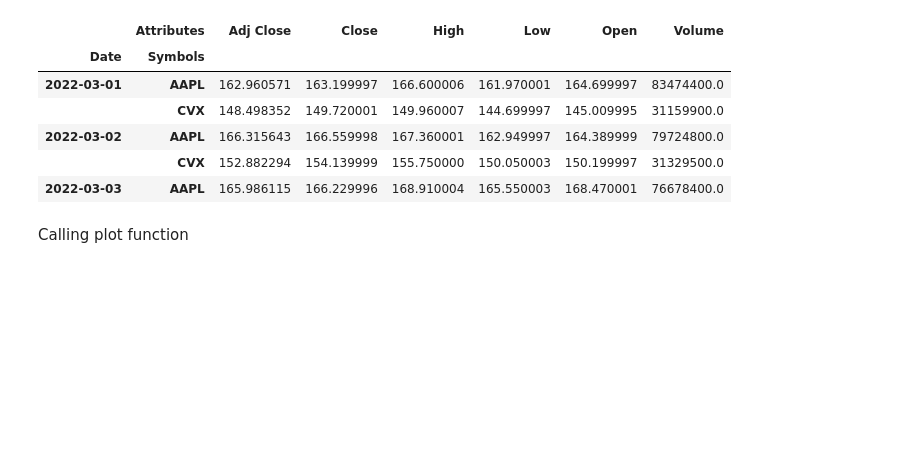
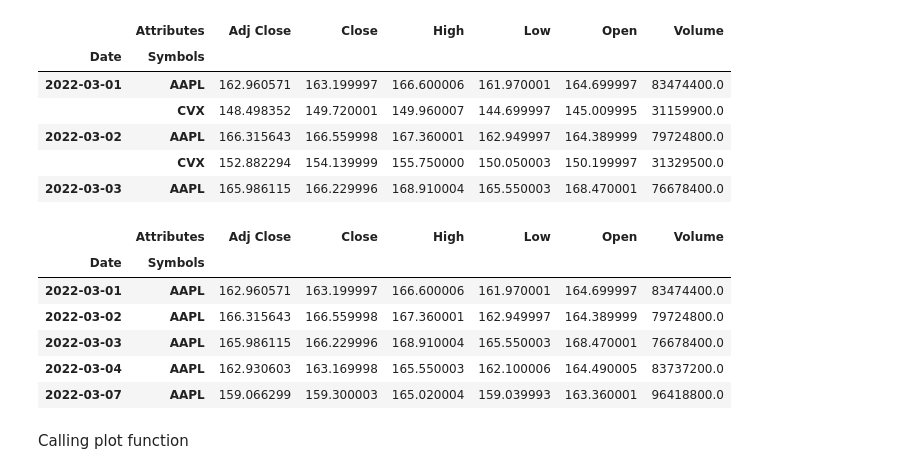
Before and after one commit to BeyeA/Stock-Market-Data-Science, a Jupyter notebook: Stock Analysis Plot.ipynb, the cells around one changed output. Drawn from its saved outputs; the diff is of its cells as text; code cells hidden in the pictures; blank space fills up the shorter version.

```diff
--- a/Stock Analysis Plot.ipynb
+++ b/Stock Analysis Plot.ipynb
@@ -76,6 +76,17 @@ data_pack.head()
 | 2022-03-02 | AAPL | 166.315643 | 166.559998 | 167.360001 | 162.949997 | 164.389999 | 79724800.0 |
 |  | CVX | 152.882294 | 154.139999 | 155.750000 | 150.050003 | 150.199997 | 31329500.0 |
 | 2022-03-03 | AAPL | 165.986115 | 166.229996 | 168.910004 | 165.550003 | 168.470001 | 76678400.0 |
+# %%
+data_pack_apple = data_pack[data_pack.index.get_level_values('Symbols') == "AAPL"]
+data_pack_apple.head()
+# %% [output]
+|  | Attributes | Adj Close | Close | High | Low | Open | Volume |
+| Date | Symbols |  |  |  |  |  |  |
+| 2022-03-01 | AAPL | 162.960571 | 163.199997 | 166.600006 | 161.970001 | 164.699997 | 83474400.0 |
+| 2022-03-02 | AAPL | 166.315643 | 166.559998 | 167.360001 | 162.949997 | 164.389999 | 79724800.0 |
+| 2022-03-03 | AAPL | 165.986115 | 166.229996 | 168.910004 | 165.550003 | 168.470001 | 76678400.0 |
+| 2022-03-04 | AAPL | 162.930603 | 163.169998 | 165.550003 | 162.100006 | 164.490005 | 83737200.0 |
+| 2022-03-07 | AAPL | 159.066299 | 159.300003 | 165.020004 | 159.039993 | 163.360001 | 96418800.0 |
 # %% [markdown]
 Calling plot function
 # %%
```
Also changed, not shown: parts of 2 cells of this notebook.
